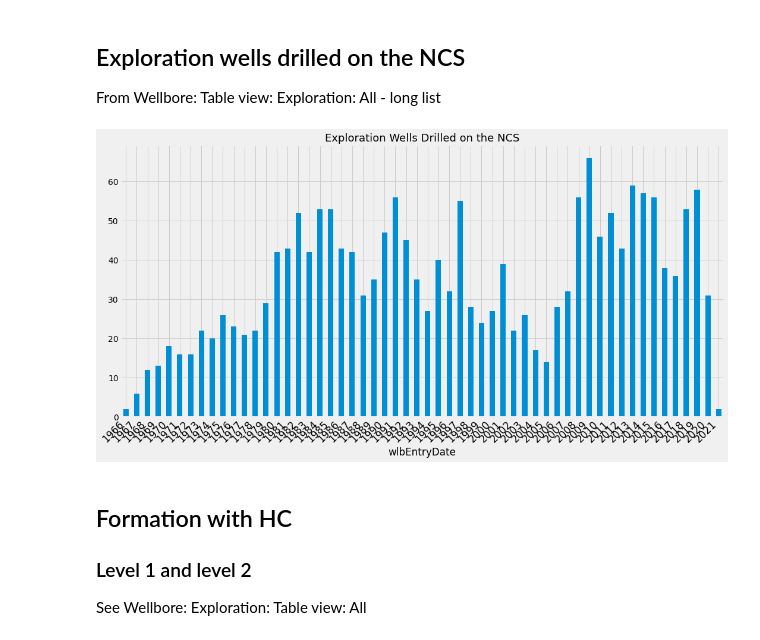
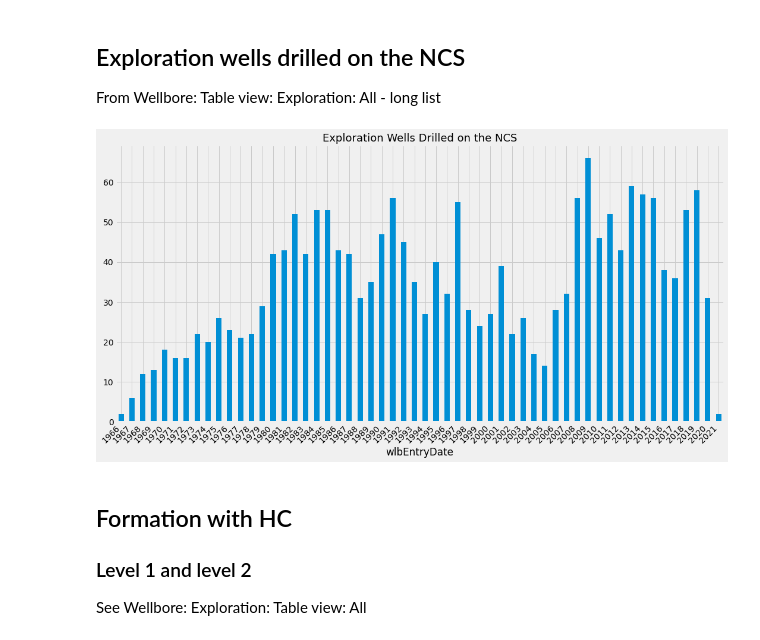
Before and after one commit to ABDunbar/NPD-Visualisation, a Jupyter notebook: npd_links.ipynb, the cells around one changed output. Drawn from its saved outputs; the diff is of its cells as text; code cells hidden in the pictures.

Commit message:
changed a figure font

```diff
--- a/npd_links.ipynb
+++ b/npd_links.ipynb
@@ -137,13 +137,13 @@ From Wellbore: Table view: Exploration: All - long list
 # %%
 fig, ax = plt.subplots(figsize=(15,8))
 wellcount_year.plot(ax=ax, kind='bar')
 plt.title('Exploration Wells Drilled on the NCS', fontsize=18)
-plt.xticks(rotation=45, horizontalalignment='right', fontweight='light', fontsize='large',)
+plt.xticks(rotation=45, horizontalalignment='right', fontweight='light', fontsize='medium',)
 plt.tight_layout()
 plt.savefig("./figures/expl_yearly_drill.png")
 plt.show()
 # %% [output]
-[figure, old version]
+[figure, new version]
 # %% [markdown]
 ## Formation with HC
 ### Level 1 and level 2
```
Also changed, not shown: parts of 1 cell of this notebook, 2 other files.
